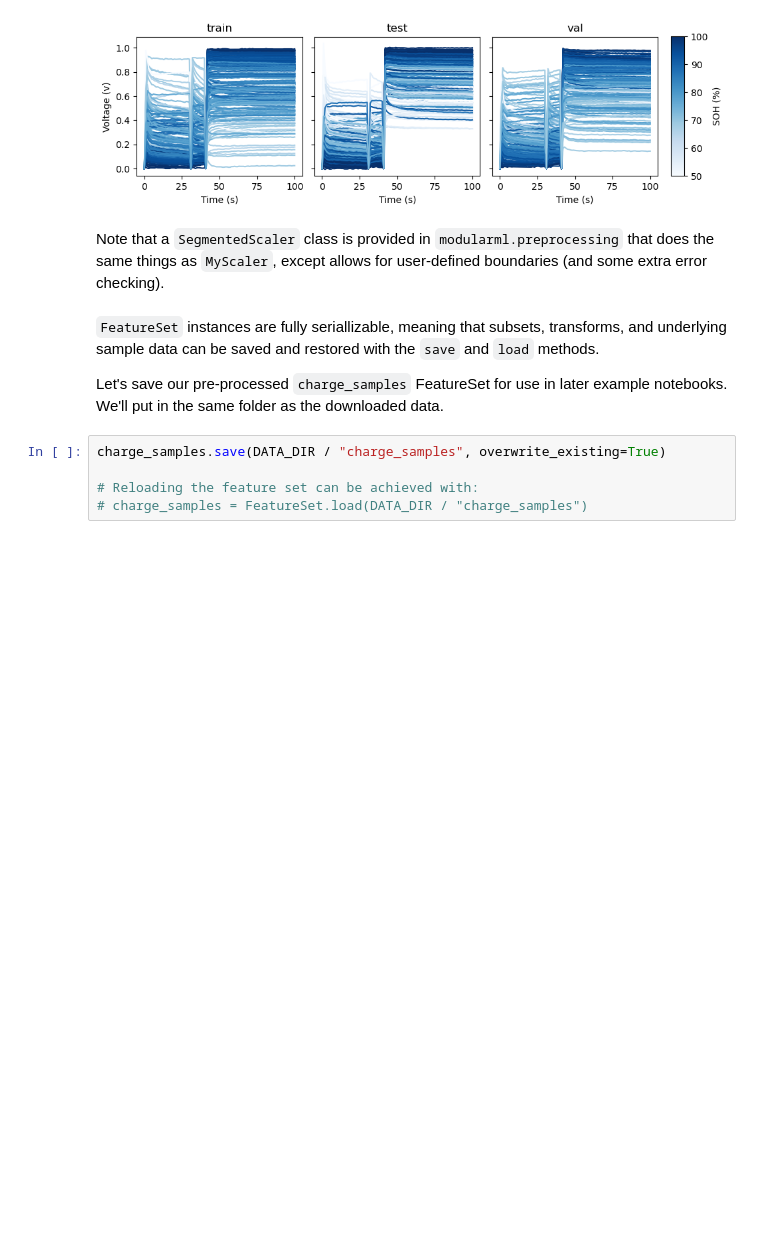
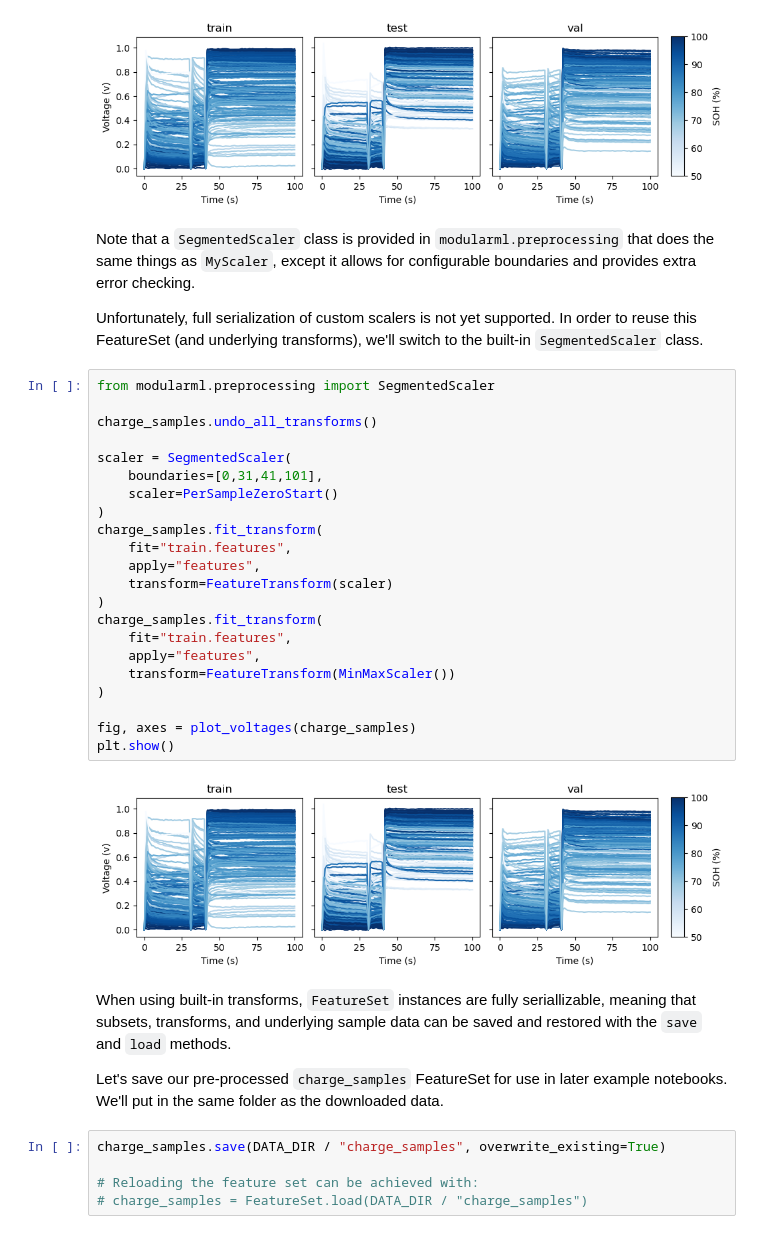
Before and after one commit to ben-nowacki/modular-ml, a Jupyter notebook: examples/01_featureset_basics.ipynb, the cells around one changed output. Cells and saved outputs as stored; diff of their text form; blank space fills up the shorter version.

Commit message:
Updated example to user seriallizable SegmentedScaler

```diff
--- a/examples/01_featureset_basics.ipynb
+++ b/examples/01_featureset_basics.ipynb
@@ -472,9 +472,37 @@ plt.show()
 # %% [output]
 [figure]
 # %% [markdown]
-Note that a `SegmentedScaler` class is provided in `modularml.preprocessing` that does the same things as `MyScaler`, except allows for user-defined boundaries (and some extra error checking).
+Note that a `SegmentedScaler` class is provided in `modularml.preprocessing` that does the same things as `MyScaler`, except it allows for configurable boundaries and provides extra error checking.
+
+
+Unfortunately, full serialization of custom scalers is not yet supported.
+In order to reuse this FeatureSet (and underlying transforms), we'll switch to the built-in `SegmentedScaler` class.
+# %%
+from modularml.preprocessing import SegmentedScaler
+
+charge_samples.undo_all_transforms()
+
+scaler = SegmentedScaler(
+	boundaries=[0,31,41,101],
+	scaler=PerSampleZeroStart()
+)
+charge_samples.fit_transform(
+    fit="train.features",
+    apply="features",
+    transform=FeatureTransform(scaler)
+)
+charge_samples.fit_transform(
+    fit="train.features",
+    apply="features",
+    transform=FeatureTransform(MinMaxScaler())
+)
+
+fig, axes = plot_voltages(charge_samples)
+plt.show()
+# %% [output]
+[figure, added]
 # %% [markdown]
-`FeatureSet` instances are fully seriallizable, meaning that subsets, transforms, and underlying sample data can be saved and restored with the `save` and `load` methods.
+When using built-in transforms, `FeatureSet` instances are fully seriallizable, meaning that subsets, transforms, and underlying sample data can be saved and restored with the `save` and `load` methods.
 
 Let's save our pre-processed `charge_samples` FeatureSet for use in later example notebooks. We'll put in the same folder as the downloaded data.
 # %%
```
